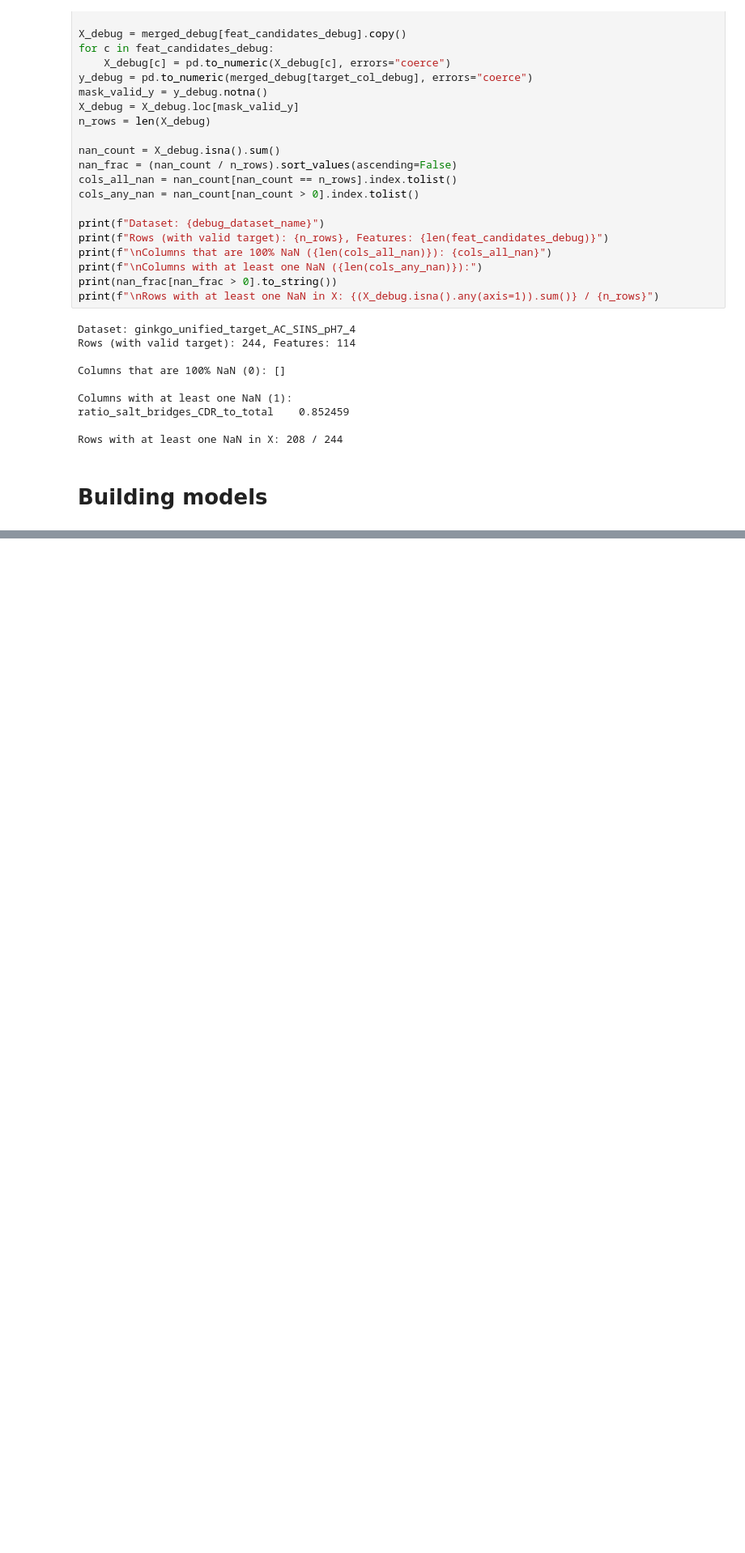
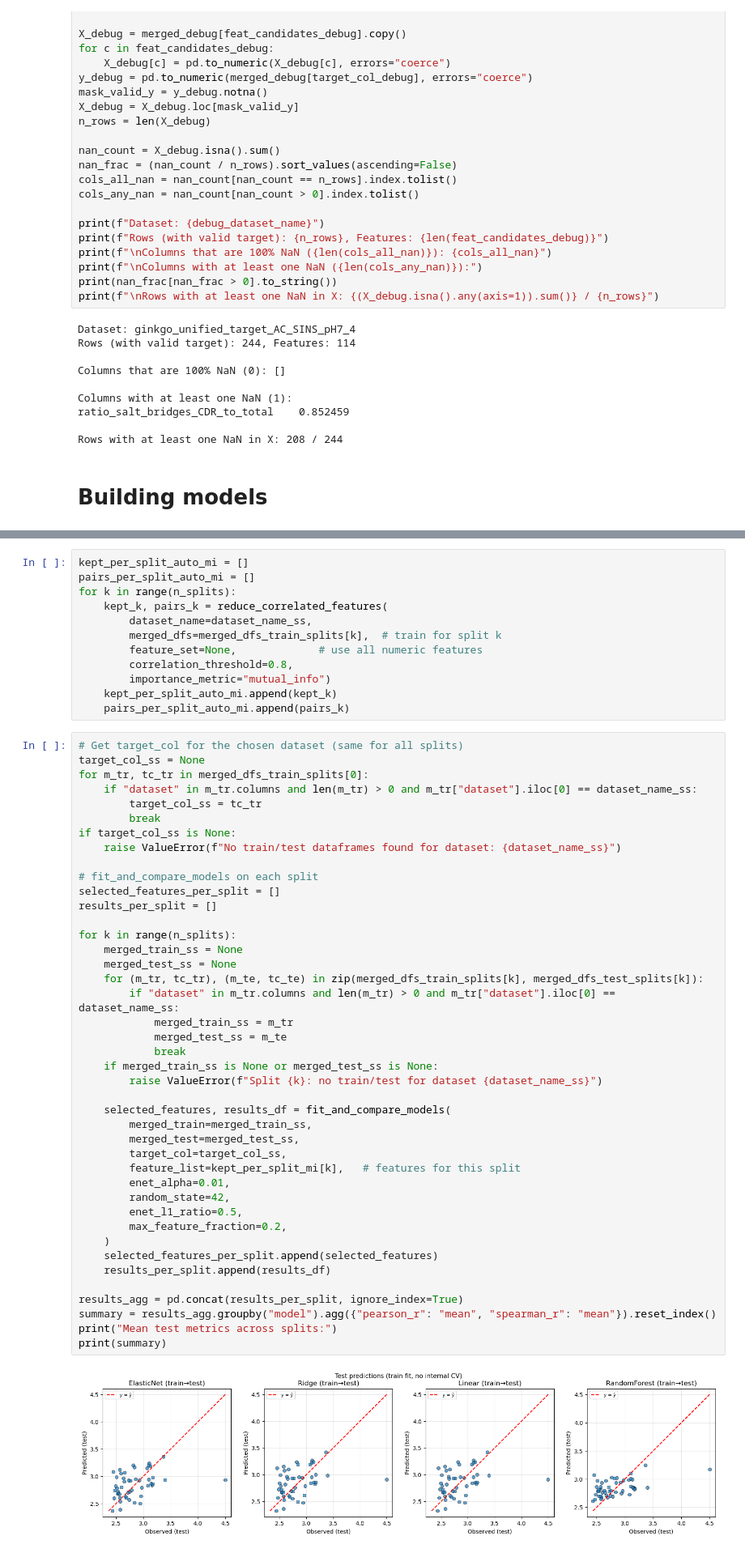
Before and after one commit to katyachemistry/kitAb, a Jupyter notebook: clean_validation.ipynb, the cells around one changed output, grey strips where cells are left out. Shown at 81% size. Saved outputs shown, nothing was run; the diff lists cells and outputs as text; blank space fills up the shorter version.

```diff
--- a/clean_validation.ipynb
+++ b/clean_validation.ipynb
@@ -2847,0 +3080,56 @@ Dropped pairs (kept, dropped, feat-feat r, target_r_kept, target_r_dropped):
+# %%
+kept_per_split_auto_mi = []
+pairs_per_split_auto_mi = []
+for k in range(n_splits):
+    kept_k, pairs_k = reduce_correlated_features(
+        dataset_name=dataset_name_ss,
+        merged_dfs=merged_dfs_train_splits[k],  # train for split k
+        feature_set=None,             # use all numeric features
+        correlation_threshold=0.8,
+        importance_metric="mutual_info")
+    kept_per_split_auto_mi.append(kept_k)
+    pairs_per_split_auto_mi.append(pairs_k)
+# %%
+# Get target_col for the chosen dataset (same for all splits)
+target_col_ss = None
+for m_tr, tc_tr in merged_dfs_train_splits[0]:
+    if "dataset" in m_tr.columns and len(m_tr) > 0 and m_tr["dataset"].iloc[0] == dataset_name_ss:
+        target_col_ss = tc_tr
+        break
+if target_col_ss is None:
+    raise ValueError(f"No train/test dataframes found for dataset: {dataset_name_ss}")
+
+# fit_and_compare_models on each split
+selected_features_per_split = []
+results_per_split = []
+
+for k in range(n_splits):
+    merged_train_ss = None
+    merged_test_ss = None
+    for (m_tr, tc_tr), (m_te, tc_te) in zip(merged_dfs_train_splits[k], merged_dfs_test_splits[k]):
+        if "dataset" in m_tr.columns and len(m_tr) > 0 and m_tr["dataset"].iloc[0] == dataset_name_ss:
+            merged_train_ss = m_tr
+            merged_test_ss = m_te
+            break
+    if merged_train_ss is None or merged_test_ss is None:
+        raise ValueError(f"Split {k}: no train/test for dataset {dataset_name_ss}")
+
+    selected_features, results_df = fit_and_compare_models(
+        merged_train=merged_train_ss,
+        merged_test=merged_test_ss,
+        target_col=target_col_ss,
+        feature_list=kept_per_split_mi[k],   # features for this split
+        enet_alpha=0.01,
+        random_state=42,
+        enet_l1_ratio=0.5,
+        max_feature_fraction=0.2,
+    )
+    selected_features_per_split.append(selected_features)
+    results_per_split.append(results_df)
+
+results_agg = pd.concat(results_per_split, ignore_index=True)
+summary = results_agg.groupby("model").agg({"pearson_r": "mean", "spearman_r": "mean"}).reset_index()
+print("Mean test metrics across splits:")
+print(summary)
+# %% [output]
+[figure, added]
```
Also changed, not shown: parts of 26 cells of this notebook, 1 other file.
